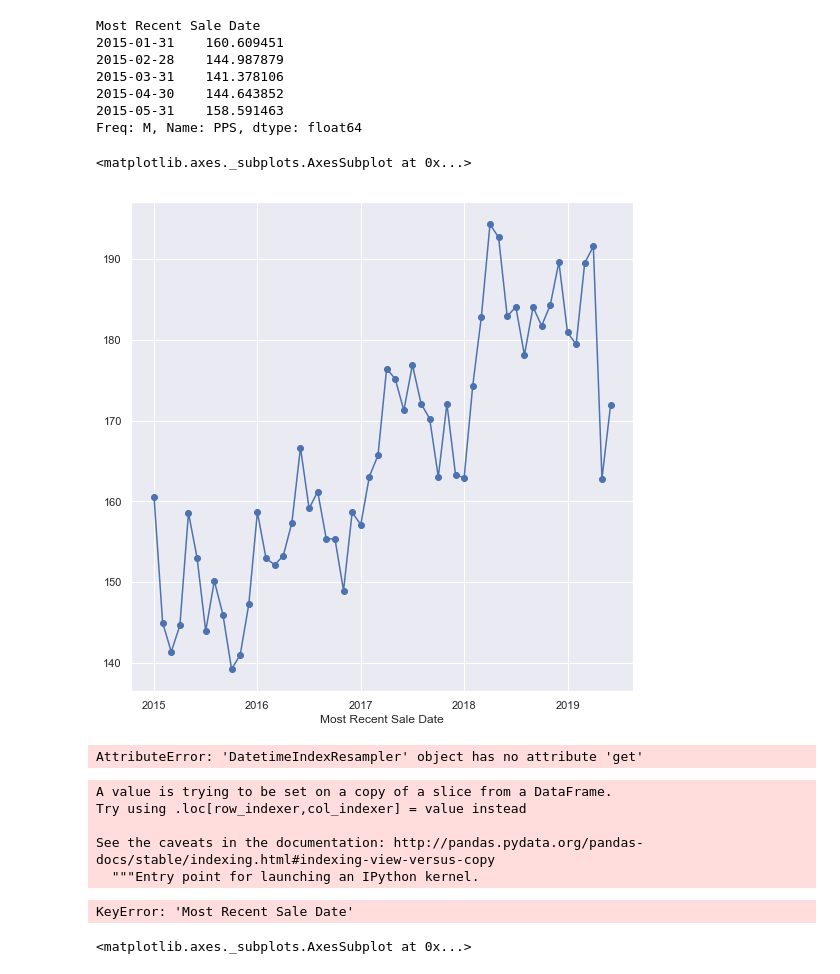
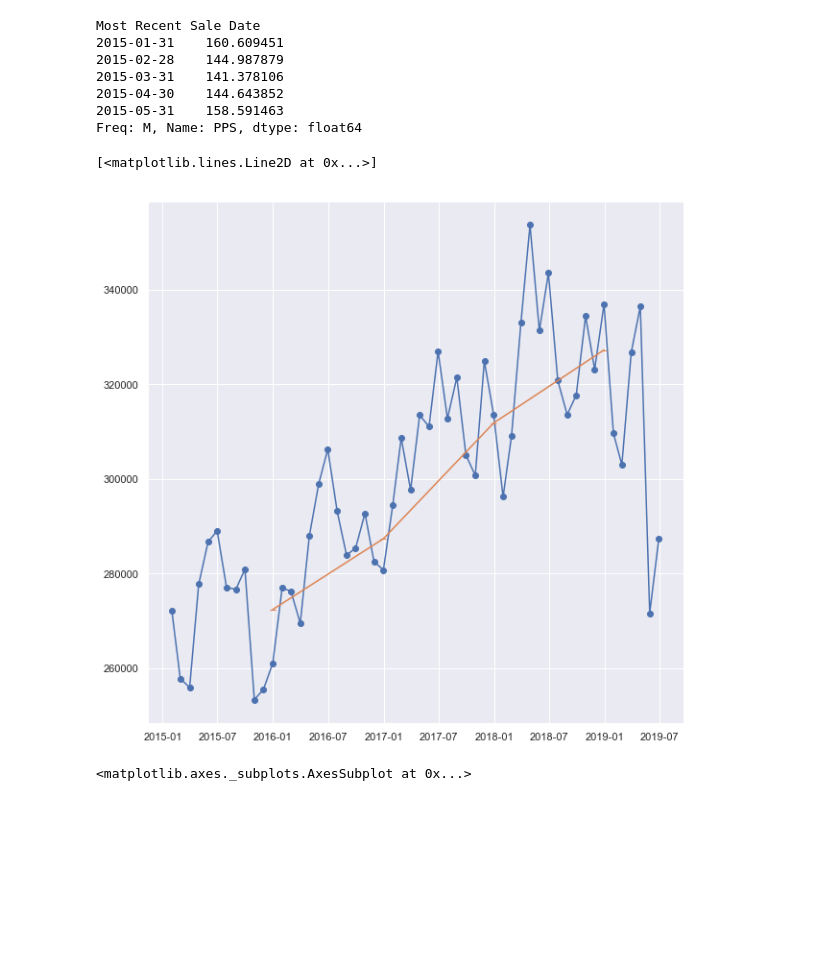
Before and after one commit to drewlehe/Nashville, a Jupyter notebook: TimeSeries.ipynb, the cells around one changed output. Drawn from its saved outputs; the diff is of its cells as text; code cells hidden in the pictures; blank space fills up the shorter version.

Commit message:
Added some more plots

```diff
--- a/TimeSeries.ipynb
+++ b/TimeSeries.ipynb
@@ -96,26 +107,14 @@ Most Recent Sale Date
 2015-04-30    144.643852
 2015-05-31    158.591463
 Freq: M, Name: PPS, dtype: float64
-# %%
-plt.figure(figsize=(9,9))
-monthlypps.loc[start:end].plot(marker='o')
-# %% [output]
-<matplotlib.axes._subplots.AxesSubplot at 0x...>
-[figure, removed]
+# %%
+
+fig, ax = plt.subplots(figsize=(10,10))
+ax.plot(monthlymean.loc[start:end], marker='o')
+ax.plot(yearlymean.loc[start:end], marker='_')
+# %% [output]
+[<matplotlib.lines.Line2D at 0x...>]
+[figure, added]
 # %%
-sns.lineplot(x=df['Sale Date'].dt.month, y = df['PPS'].mean(), data=df.resample('M'))
+#sns.lineplot(x=df['Sale Date'].dt.month, y = df['PPS'].mean(), data=df.resample('M'))
-# %% [output]
-AttributeError: 'DatetimeIndexResampler' object has no attribute 'get'
-# %%
-df['Sale Date']= pd.to_datetime(df['Sale Date'])
-# %% [output]
-A value is trying to be set on a copy of a slice from a DataFrame.
-Try using .loc[row_indexer,col_indexer] = value instead
-
-See the caveats in the documentation: http://pandas.pydata.org/pandas-docs/stable/indexing.html#indexing-view-versus-copy
-  """Entry point for launching an IPython kernel.
-# %%
-df=df.set_index('Most Recent Sale Date')
-# %% [output]
-KeyError: 'Most Recent Sale Date'
 # %%
```
Also changed, not shown: parts of 16 cells of this notebook, 1 other file.
